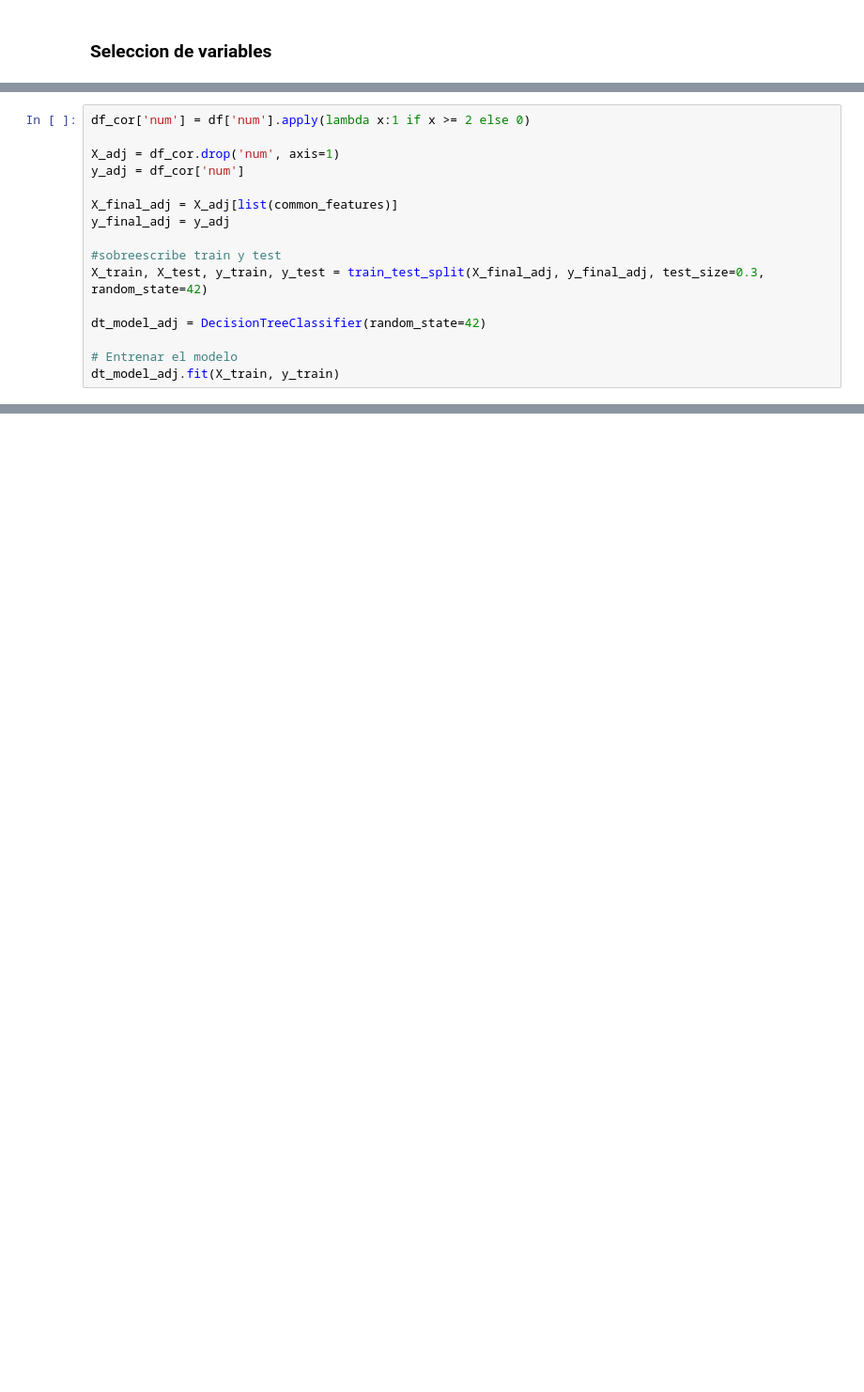
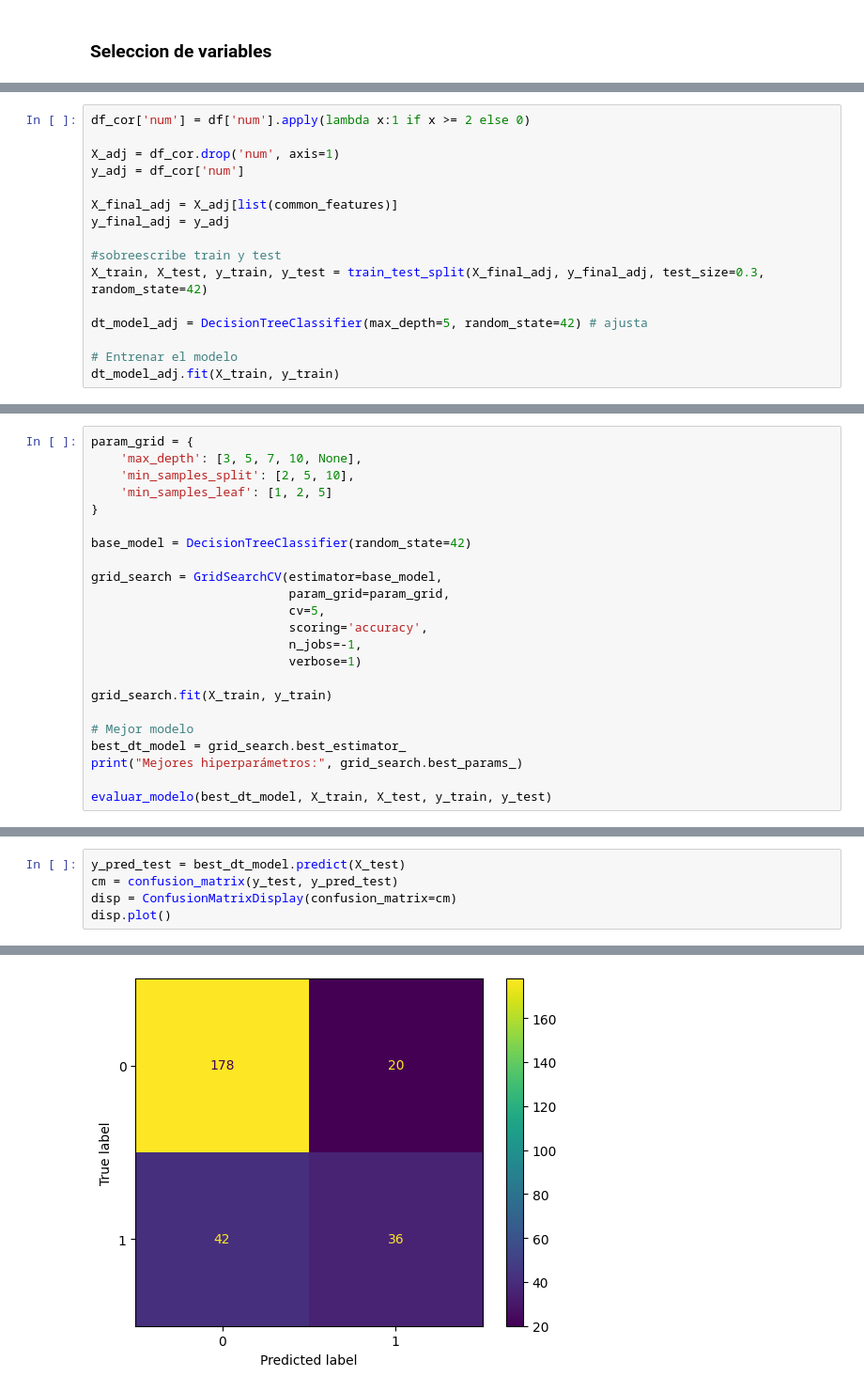
Before and after one commit to mariansierraa/ML_ean, a Jupyter notebook: supervisado_class.ipynb, the cells around one changed output, grey strips where cells are left out. Shown: that part at 94% size. Saved outputs shown, nothing was run; the diff lists cells and outputs as text; blank space fills up the shorter version.

```diff
--- a/supervisado_class.ipynb
+++ b/supervisado_class.ipynb
@@ -308,7 +300,7 @@ y_final_adj = y_adj
 #sobreescribe train y test
 X_train, X_test, y_train, y_test = train_test_split(X_final_adj, y_final_adj, test_size=0.3, random_state=42)
 
-dt_model_adj = DecisionTreeClassifier(random_state=42)
+dt_model_adj = DecisionTreeClassifier(max_depth=5, random_state=42) # ajusta
 
 # Entrenar el modelo
 dt_model_adj.fit(X_train, y_train)
@@ -341,0 +327,23 @@ plt.show()
+# %%
+param_grid = {
+    'max_depth': [3, 5, 7, 10, None],
+    'min_samples_split': [2, 5, 10],
+    'min_samples_leaf': [1, 2, 5]
+}
+
+base_model = DecisionTreeClassifier(random_state=42)
+
+grid_search = GridSearchCV(estimator=base_model,
+                           param_grid=param_grid,
+                           cv=5,
+                           scoring='accuracy',
+                           n_jobs=-1,
+                           verbose=1)
+
+grid_search.fit(X_train, y_train)
+
+# Mejor modelo
+best_dt_model = grid_search.best_estimator_
+print("Mejores hiperparámetros:", grid_search.best_params_)
+
+evaluar_modelo(best_dt_model, X_train, X_test, y_train, y_test)
@@ -341,0 +364,6 @@ plt.show()
+# %%
+y_pred_test = best_dt_model.predict(X_test)
+cm = confusion_matrix(y_test, y_pred_test)
+disp = ConfusionMatrixDisplay(confusion_matrix=cm)
+disp.plot()
+# %% [output]
@@ -341,0 +371 @@ plt.show()
+[figure, added]
```
Also changed, not shown: parts of 17 cells of this notebook.
